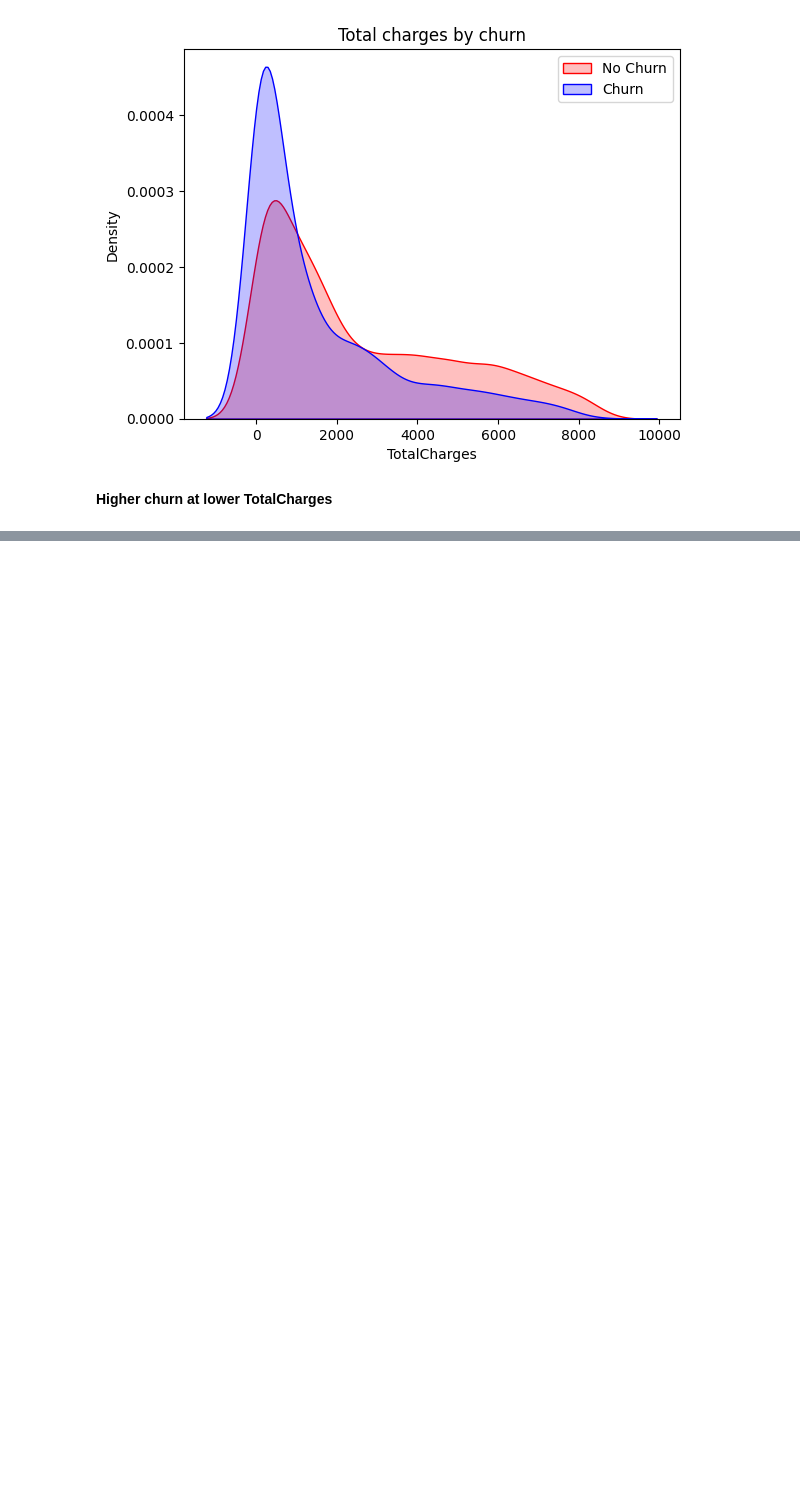
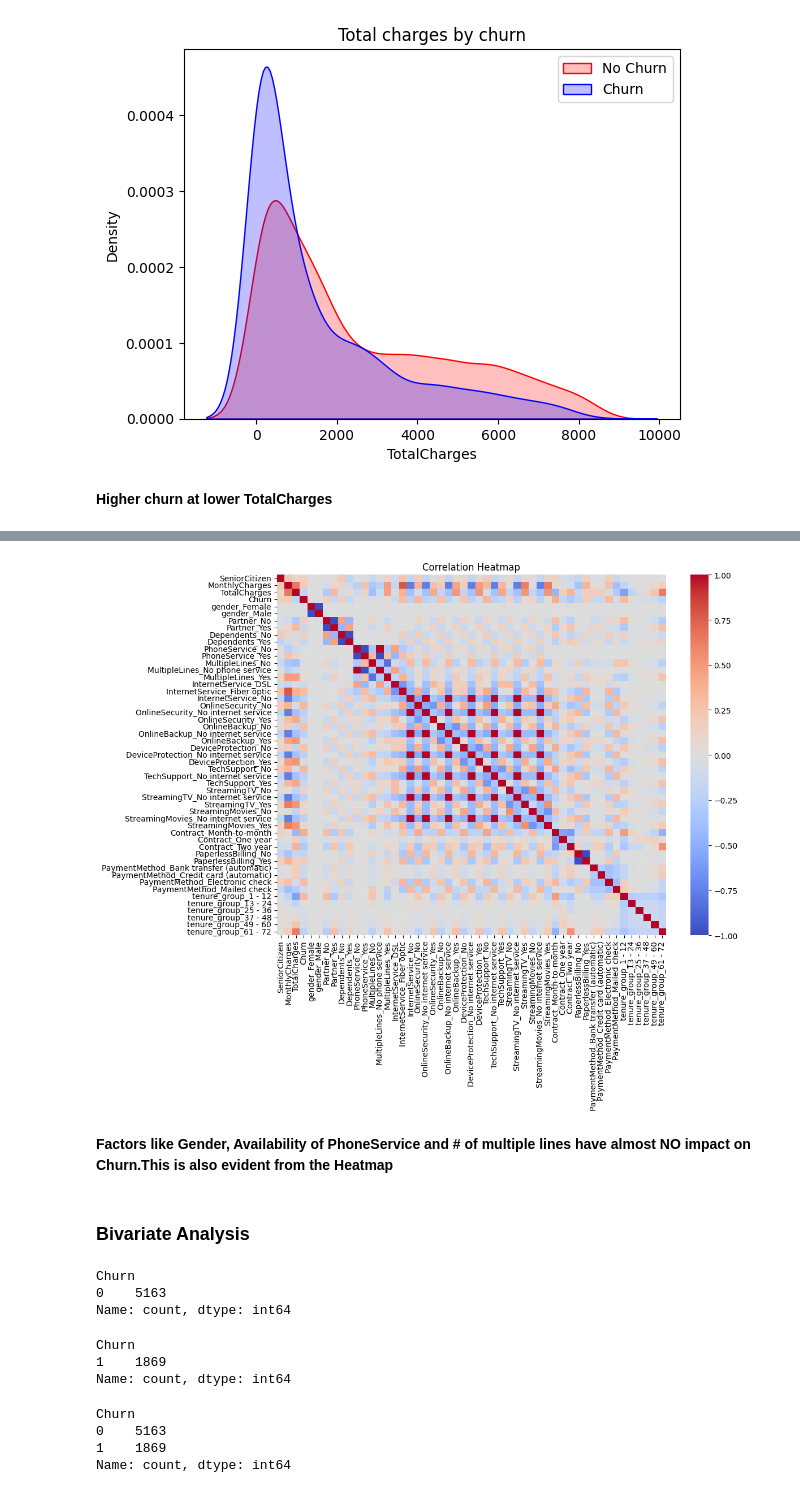
Before and after one commit to anshikaktr/Customer-Churn-Analysis, a Jupyter notebook: Customer-churn.ipynb, the cells around one changed output, grey strips where cells are left out. Drawn from its saved outputs; the diff is of its cells as text; code cells hidden in the pictures; blank space fills up the shorter version.

```diff
--- a/Customer-churn.ipynb
+++ b/Customer-churn.ipynb
@@ -366,0 +382,13 @@ plt.show()
+# %%
+plt.figure(figsize=(12,10))
+sns.heatmap(dummy_data.corr(),cmap='coolwarm')
+plt.title('Correlation Heatmap')
+plt.tight_layout()
+plt.savefig("images/correlation_heatmap.png", dpi=300)
+# %% [output]
+[figure, added]
+# %% [markdown]
+
+**Factors like Gender, Availability of PhoneService and # of multiple lines have almost NO impact on Churn.This is also evident from the Heatmap**
+# %% [markdown]
+### Bivariate Analysis
@@ -366,0 +398,19 @@ plt.show()
+# %%
+data_churn0['Churn'].value_counts()
+# %% [output]
+Churn
+0    5163
+Name: count, dtype: int64
+# %%
+data_churn1['Churn'].value_counts()
+# %% [output]
+Churn
+1    1869
+Name: count, dtype: int64
+# %%
+data['Churn'].value_counts()
+# %% [output]
+Churn
+0    5163
+1    1869
+Name: count, dtype: int64
```
Also changed, not shown: parts of 12 cells of this notebook.
